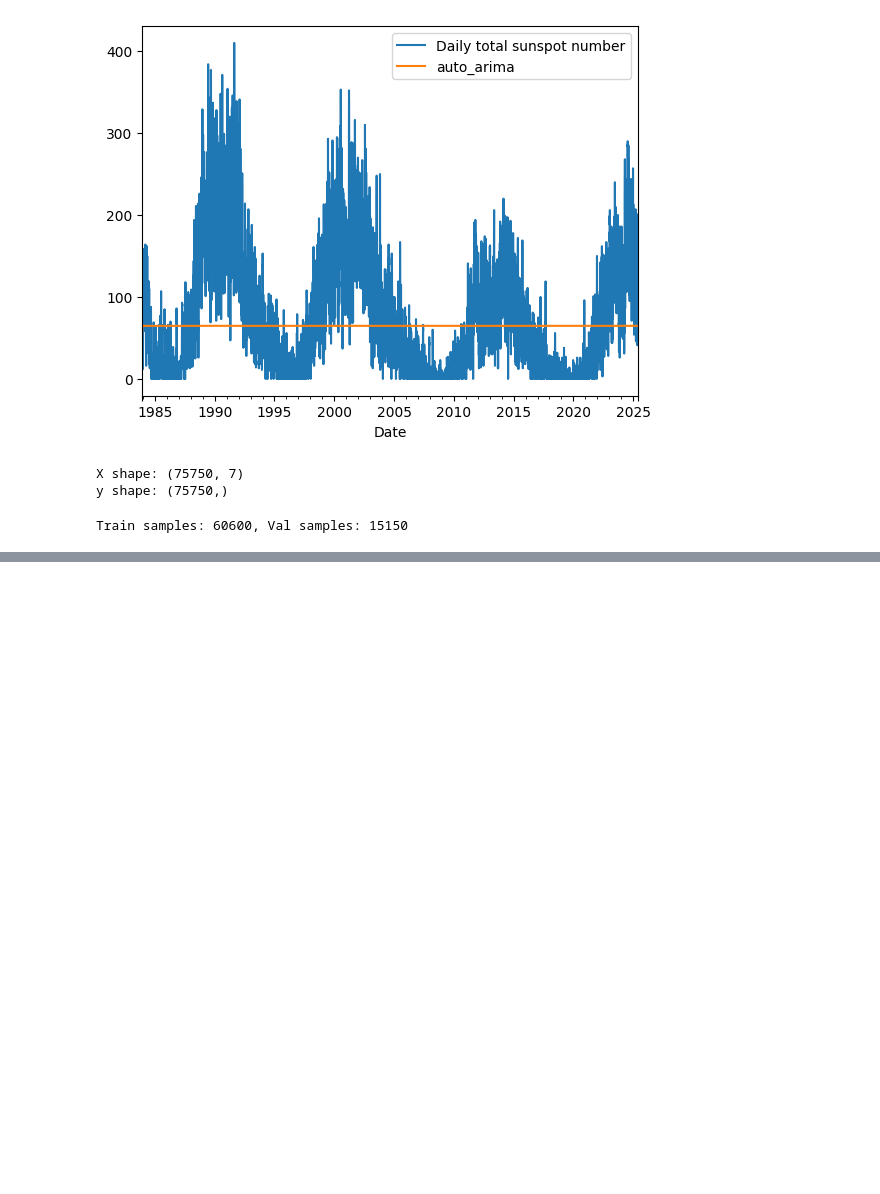
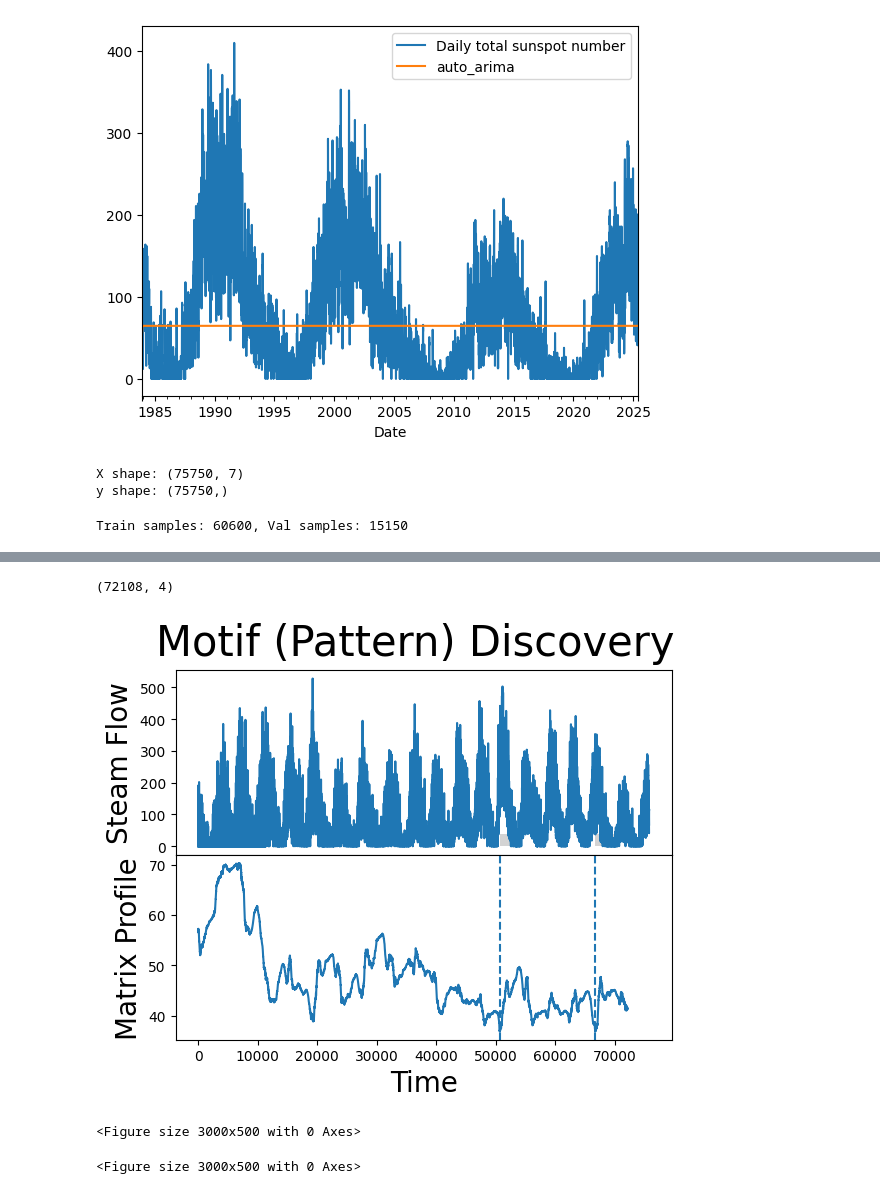
Before and after one commit to Alton1998/data-science-full-work, a Jupyter notebook: NOAA.ipynb, the cells around one changed output, grey strips where cells are left out. Saved outputs shown, nothing was run; the diff lists cells and outputs as text; code cells hidden in the pictures; blank space fills up the shorter version.

```diff
--- a/NOAA.ipynb
+++ b/NOAA.ipynb
@@ -938,0 +952,4 @@ plt.show()
+# %%
+window_size = 10*365  # Approximately, how many data points might be found in a pattern
+all_gpu_devices = [device.id for device in cuda.list_devices()]  # Get a list of all available GPU devices
+matrix_profile = stumpy.gpu_stump(df["Daily total sunspot number"][:].astype(np.float64), m=window_size, device_id=all_gpu_devices)
@@ -938,0 +966,37 @@ plt.show()
+# %%
+matrix_profile.shape
+# %% [output]
+(72108, 4)
+# %%
+motif_idx = np.argsort(matrix_profile[:, 0])[0]
+# %%
+nearest_neighbor_idx = matrix_profile[motif_idx, 1]
+# %%
+import pandas as pd
+import stumpy
+import numpy as np
+import matplotlib.pyplot as plt
+import matplotlib.dates as dates
+from matplotlib.patches import Rectangle
+import datetime as dt
+
+fig, axs = plt.subplots(2, sharex=True, gridspec_kw={'hspace': 0})
+plt.suptitle('Motif (Pattern) Discovery', fontsize='30')
+
+axs[0].plot(df['Daily total sunspot number'].values)
+axs[0].set_ylabel('Steam Flow', fontsize='20')
+rect = Rectangle((motif_idx, 0), window_size, 40, facecolor='lightgrey')
+axs[0].add_patch(rect)
+rect = Rectangle((nearest_neighbor_idx, 0), window_size, 40, facecolor='lightgrey')
+axs[0].add_patch(rect)
+axs[1].set_xlabel('Time', fontsize ='20')
+axs[1].set_ylabel('Matrix Profile', fontsize='20')
+axs[1].axvline(x=motif_idx, linestyle="dashed")
+axs[1].axvline(x=nearest_neighbor_idx, linestyle="dashed")
+axs[1].plot(matrix_profile[:, 0])
+plt.show()
+plt.figure(figsize=(30,5))
+# %% [output]
+[figure, added]
+<Figure size 3000x500 with 0 Axes>
+<Figure size 3000x500 with 0 Axes>
```
Also changed, not shown: parts of 7 cells of this notebook.
